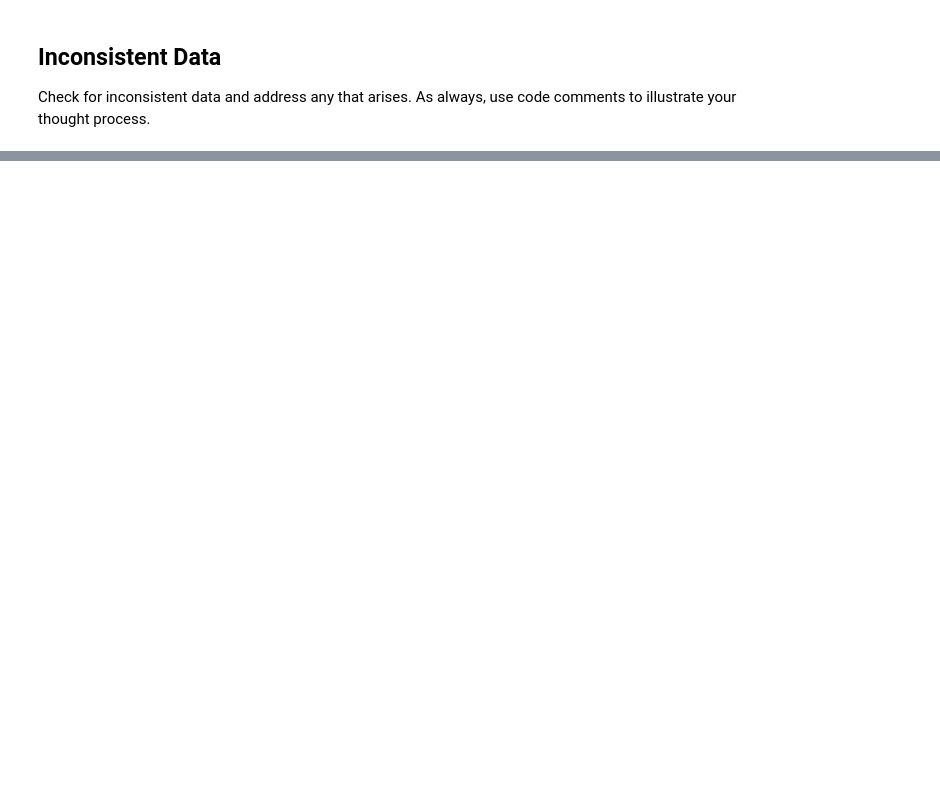
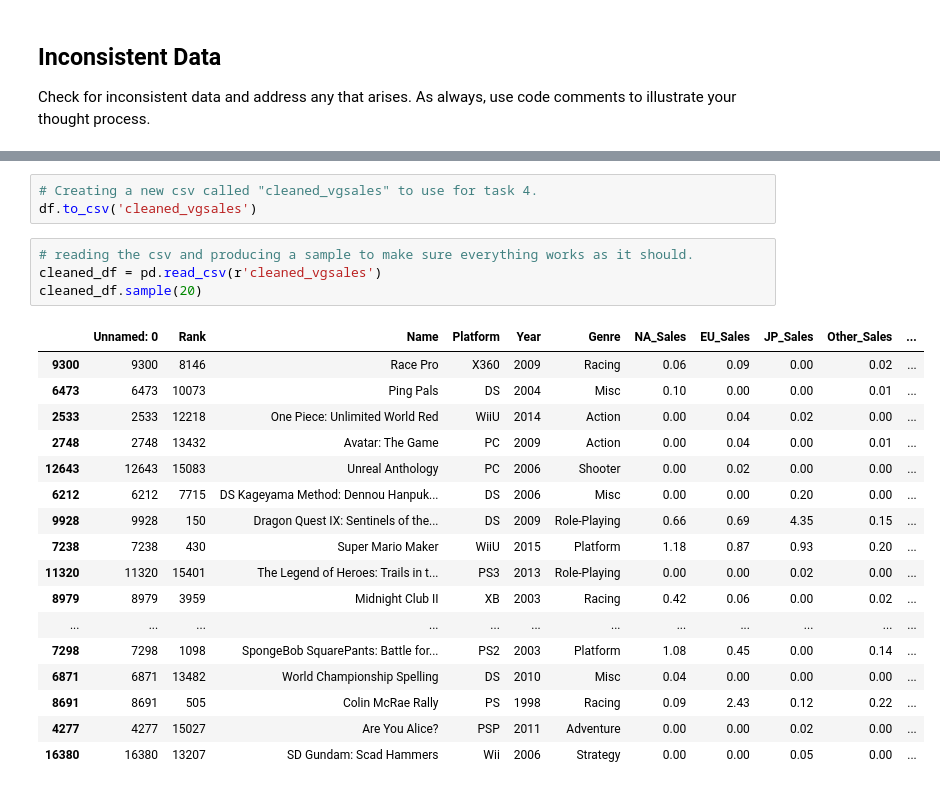
Before and after one commit to Jumbocar/cleaning-data-checkpoint, a Jupyter notebook: checkpoint-three.ipynb, the cells around one changed output, grey strips where cells are left out. Drawn from its saved outputs; the diff is of its cells as text; blank space fills up the shorter version.

```diff
--- a/checkpoint-three.ipynb
+++ b/checkpoint-three.ipynb
@@ -66,0 +214,25 @@ Check for inconsistent data and address any that arises. As always, use code com
+# %%
+# Creating a new csv called "cleaned_vgsales" to use for task 4.
+df.to_csv('cleaned_vgsales')
+# %%
+# reading the csv and producing a sample to make sure everything works as it should.
+cleaned_df = pd.read_csv(r'cleaned_vgsales')
+cleaned_df.sample(20)
+# %% [output]
+|  | Unnamed: 0 | Rank | Name | Platform | Year | Genre | NA_Sales | EU_Sales | JP_Sales | Other_Sales | ... |
+| 9300 | 9300 | 8146 | Race Pro | X360 | 2009 | Racing | 0.06 | 0.09 | 0.00 | 0.02 | ... |
+| 6473 | 6473 | 10073 | Ping Pals | DS | 2004 | Misc | 0.10 | 0.00 | 0.00 | 0.01 | ... |
+| 2533 | 2533 | 12218 | One Piece: Unlimited World Red | WiiU | 2014 | Action | 0.00 | 0.04 | 0.02 | 0.00 | ... |
+| 2748 | 2748 | 13432 | Avatar: The Game | PC | 2009 | Action | 0.00 | 0.04 | 0.00 | 0.01 | ... |
+| 12643 | 12643 | 15083 | Unreal Anthology | PC | 2006 | Shooter | 0.00 | 0.02 | 0.00 | 0.00 | ... |
+| 6212 | 6212 | 7715 | DS Kageyama Method: Dennou Hanpuk... | DS | 2006 | Misc | 0.00 | 0.00 | 0.20 | 0.00 | ... |
+| 9928 | 9928 | 150 | Dragon Quest IX: Sentinels of the... | DS | 2009 | Role-Playing | 0.66 | 0.69 | 4.35 | 0.15 | ... |
+| 7238 | 7238 | 430 | Super Mario Maker | WiiU | 2015 | Platform | 1.18 | 0.87 | 0.93 | 0.20 | ... |
+| 11320 | 11320 | 15401 | The Legend of Heroes: Trails in t... | PS3 | 2013 | Role-Playing | 0.00 | 0.00 | 0.02 | 0.00 | ... |
+| 8979 | 8979 | 3959 | Midnight Club II | XB | 2003 | Racing | 0.42 | 0.06 | 0.00 | 0.02 | ... |
+| ... | ... | ... | ... | ... | ... | ... | ... | ... | ... | ... | ... |
+| 7298 | 7298 | 1098 | SpongeBob SquarePants: Battle for... | PS2 | 2003 | Platform | 1.08 | 0.45 | 0.00 | 0.14 | ... |
+| 6871 | 6871 | 13482 | World Championship Spelling | DS | 2010 | Misc | 0.04 | 0.00 | 0.00 | 0.00 | ... |
+| 8691 | 8691 | 505 | Colin McRae Rally | PS | 1998 | Racing | 0.09 | 2.43 | 0.12 | 0.22 | ... |
+| 4277 | 4277 | 15027 | Are You Alice? | PSP | 2011 | Adventure | 0.00 | 0.00 | 0.02 | 0.00 | ... |
+| 16380 | 16380 | 13207 | SD Gundam: Scad Hammers | Wii | 2006 | Strategy | 0.00 | 0.00 | 0.05 | 0.00 | ... |
```
Also changed, not shown: parts of 19 cells of this notebook, 1 other file.
